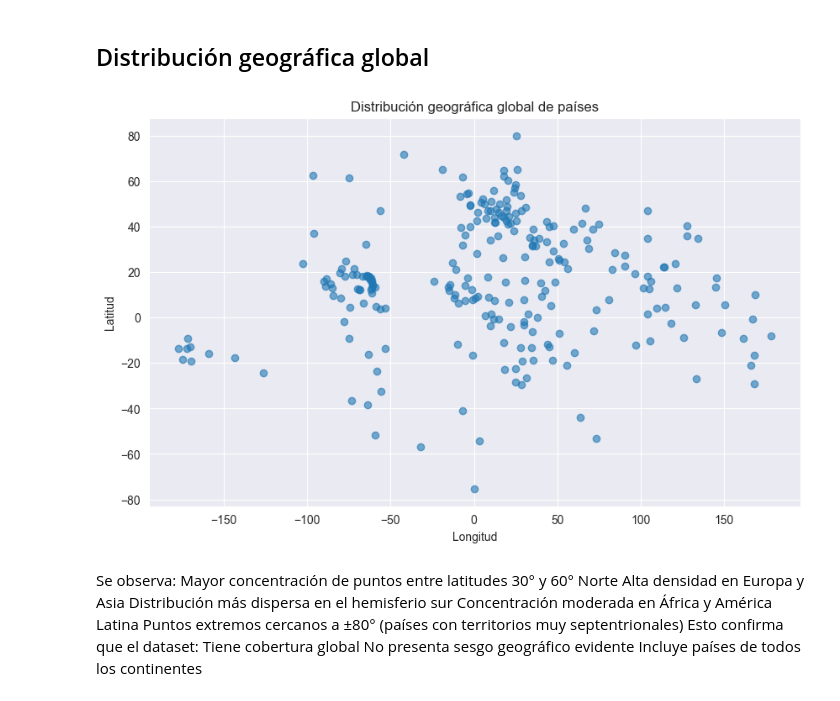
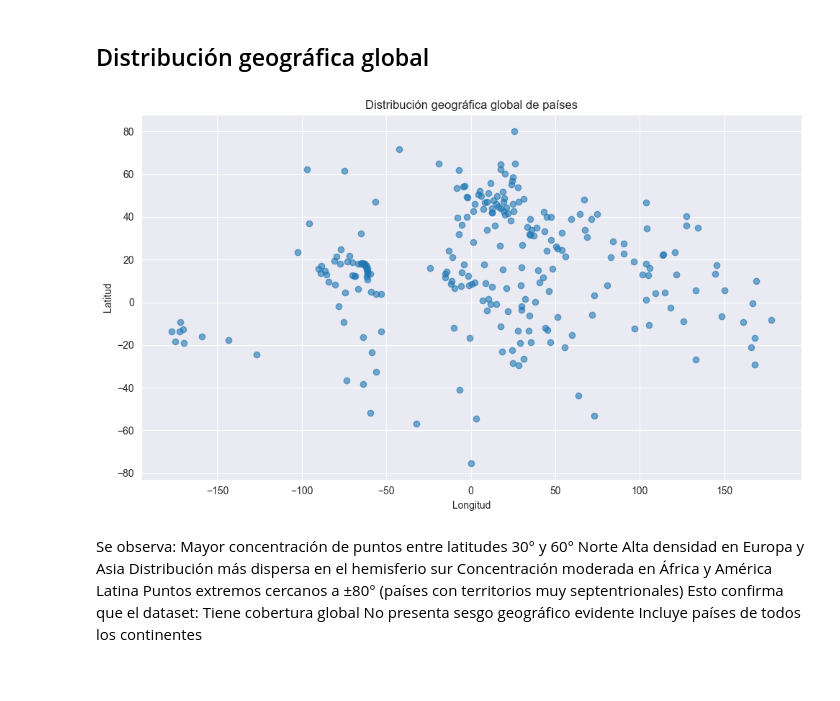
Before and after one commit to moralesvegaandrea-star/CulturaTrip.v2, a Jupyter notebook: Notebook/New_Model/EDA Paises.ipynb, the cells around one changed output. Drawn from its saved outputs; the diff is of its cells as text; code cells hidden in the pictures.

```diff
--- a/Notebook/New_Model/EDA Paises.ipynb
+++ b/Notebook/New_Model/EDA Paises.ipynb
@@ -16,6 +16,18 @@ df_pais = pd.read_csv("../../data/clean/dim_pais.csv",
 
 df_pais["lat"] = pd.to_numeric(df_pais["lat"], errors="coerce")
 df_pais["lon"] = pd.to_numeric(df_pais["lon"], errors="coerce")
+# %%
+from pathlib import Path
+import os
+try:
+    BASE_DIR = Path(__file__).resolve().parents[2]
+except NameError:
+    # Si estás en notebook o entorno interactivo
+    BASE_DIR = Path(os.getcwd())
+
+BASE_DIR = Path(r"C:\Users\Andrea Morales Vega\Downloads\TFM\CulturaTrip_TFM")
+ASSETS_DIR = BASE_DIR / "assets"
+ASSETS_DIR.mkdir(parents=True, exist_ok=True)
 # %% [markdown]
 ## Diccionario de variables (resumen)
 # %%
@@ -141,13 +153,19 @@ else:
 # %%
 plt.figure(figsize=(10,6))
 plt.scatter(df_pais["lon"], df_pais["lat"], alpha=0.6)
 plt.title("Distribución geográfica global de países")
 plt.xlabel("Longitud")
 plt.ylabel("Latitud")
 plt.grid(True)
+plt.tight_layout()
+
+  # Guardar en assets
+
+plt.savefig(ASSETS_DIR / "Distribucion geografica global de paises.png", dpi=300)
 plt.show()
+plt.close()
 # %% [output]
-[figure, old version]
+[figure, new version]
 # %% [markdown]
 Se observa:
 Mayor concentración de puntos entre latitudes 30° y 60° Norte
```
Also changed, not shown: parts of 2 cells of this notebook, 13 other files.
